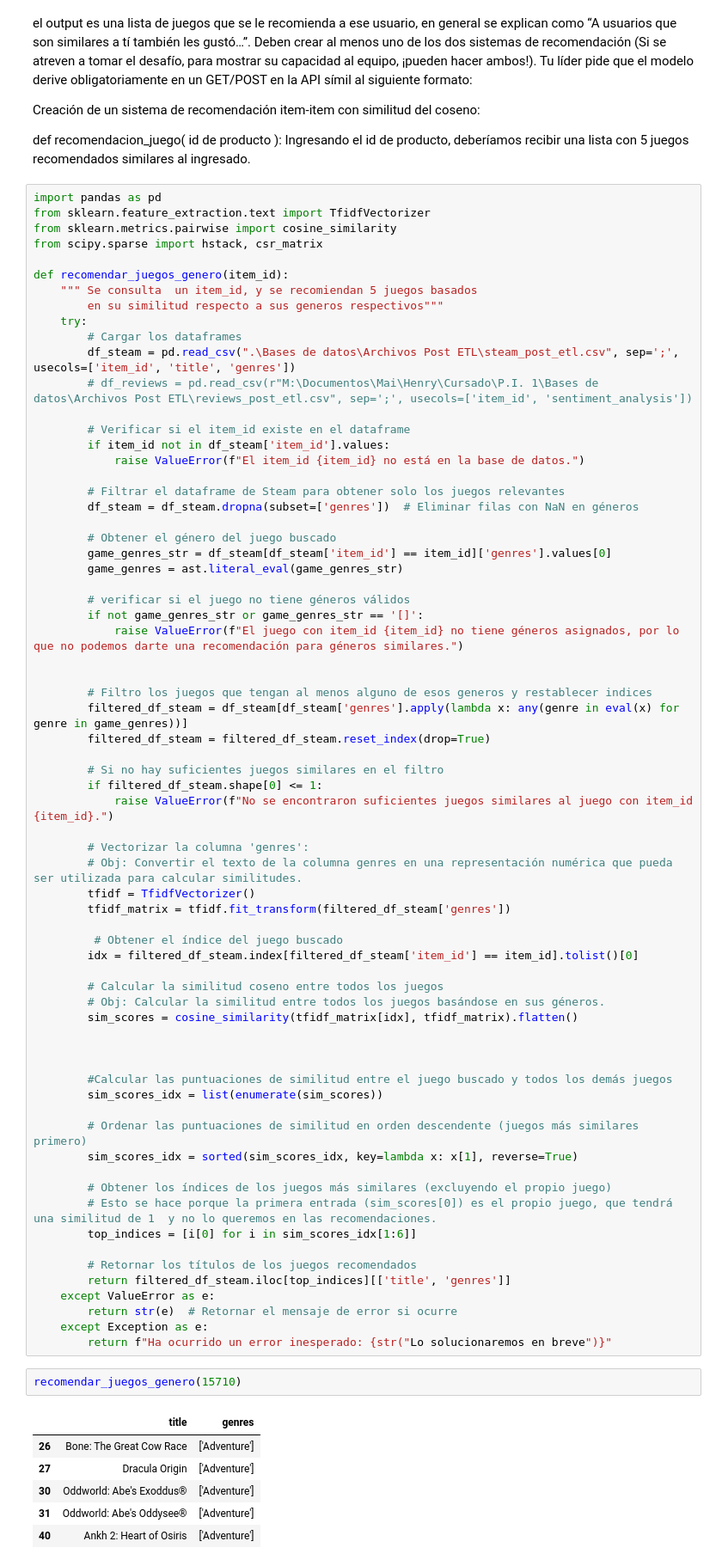
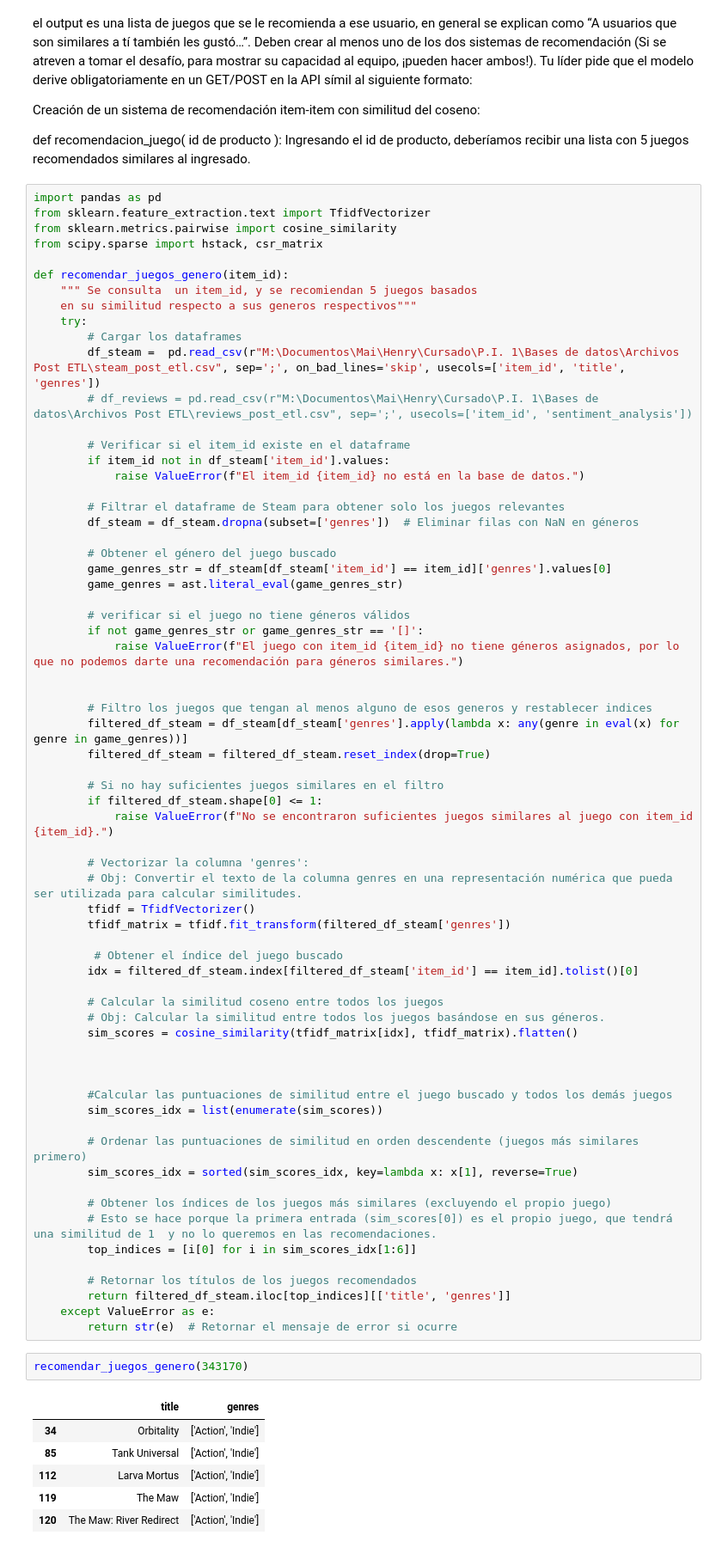
Before and after one commit to MaiFiorio/PI1-Steam, a Jupyter notebook: Notebooks/Funciones.ipynb, the cells around one changed output. Shown at 86% size. Drawn from its saved outputs; the diff is of its cells as text.

```diff
--- a/Notebooks/Funciones.ipynb
+++ b/Notebooks/Funciones.ipynb
@@ -254,10 +258,10 @@ from scipy.sparse import hstack, csr_matrix
 
 def recomendar_juegos_genero(item_id):
     """ Se consulta  un item_id, y se recomiendan 5 juegos basados
-        en su similitud respecto a sus generos respectivos"""
+    en su similitud respecto a sus generos respectivos"""
     try:
         # Cargar los dataframes
-        df_steam = pd.read_csv(".\Bases de datos\Archivos Post ETL\steam_post_etl.csv", sep=';', usecols=['item_id', 'title', 'genres'])
+        df_steam =  pd.read_csv(r"M:\Documentos\Mai\Henry\Cursado\P.I. 1\Bases de datos\Archivos Post ETL\steam_post_etl.csv", sep=';', on_bad_lines='skip', usecols=['item_id', 'title', 'genres'])
         # df_reviews = pd.read_csv(r"M:\Documentos\Mai\Henry\Cursado\P.I. 1\Bases de datos\Archivos Post ETL\reviews_post_etl.csv", sep=';', usecols=['item_id', 'sentiment_analysis'])
 
         # Verificar si el item_id existe en el dataframe
@@ -312,14 +316,12 @@ def recomendar_juegos_genero(item_id):
         return filtered_df_steam.iloc[top_indices][['title', 'genres']]
     except ValueError as e:
         return str(e)  # Retornar el mensaje de error si ocurre
-    except Exception as e:
-        return f"Ha ocurrido un error inesperado: {str("Lo solucionaremos en breve")}"
 # %%
-recomendar_juegos_genero(15710)
+recomendar_juegos_genero(343170)
 # %% [output]
 |  | title | genres |
-| 26 | Bone: The Great Cow Race | ['Adventure'] |
-| 27 | Dracula Origin | ['Adventure'] |
-| 30 | Oddworld: Abe's Exoddus® | ['Adventure'] |
-| 31 | Oddworld: Abe's Oddysee® | ['Adventure'] |
-| 40 | Ankh 2: Heart of Osiris | ['Adventure'] |
+| 34 | Orbitality | ['Action', 'Indie'] |
+| 85 | Tank Universal | ['Action', 'Indie'] |
+| 112 | Larva Mortus | ['Action', 'Indie'] |
+| 119 | The Maw | ['Action', 'Indie'] |
+| 120 | The Maw: River Redirect | ['Action', 'Indie'] |
```
Also changed, not shown: parts of 5 cells of this notebook, 3 other files.
